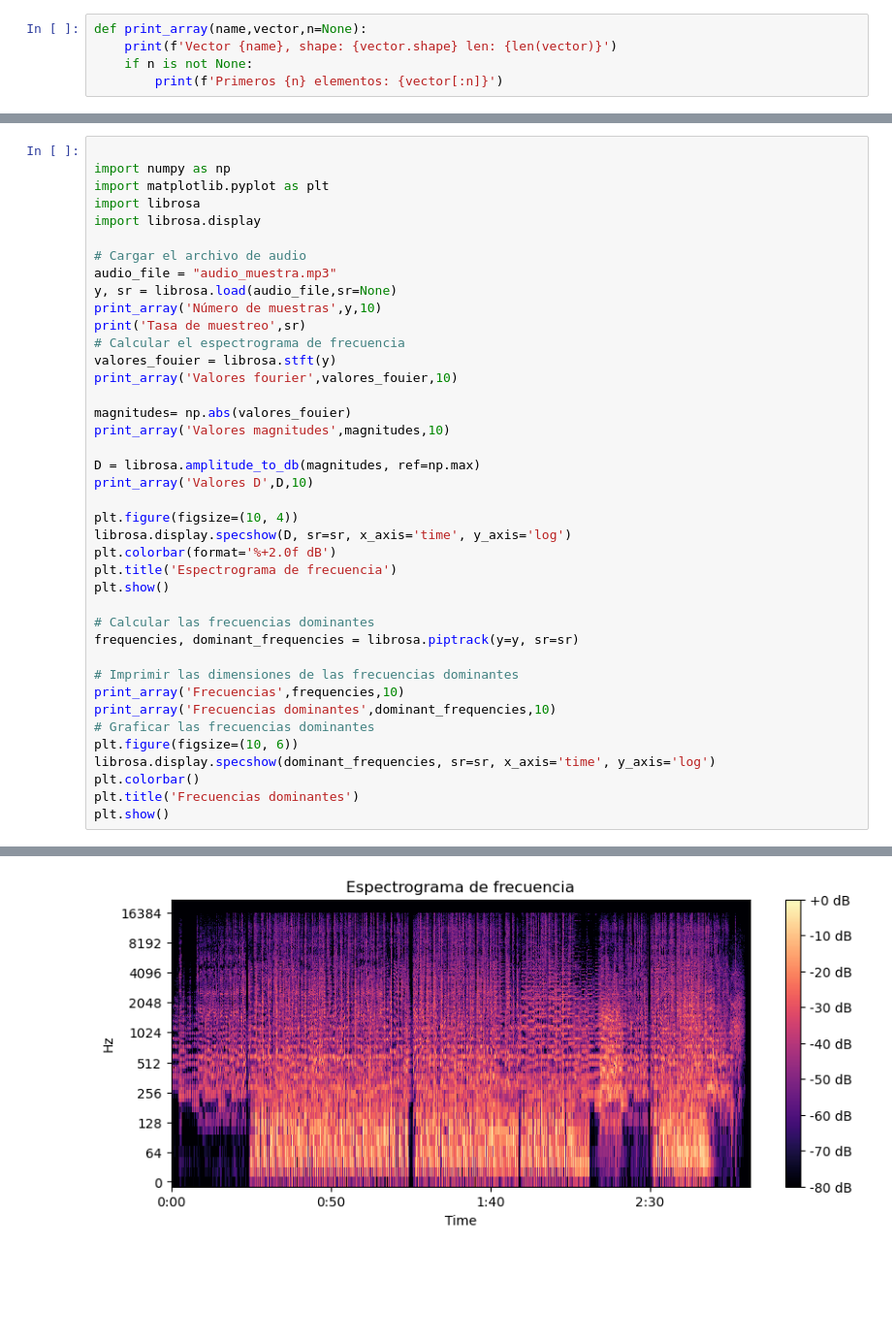
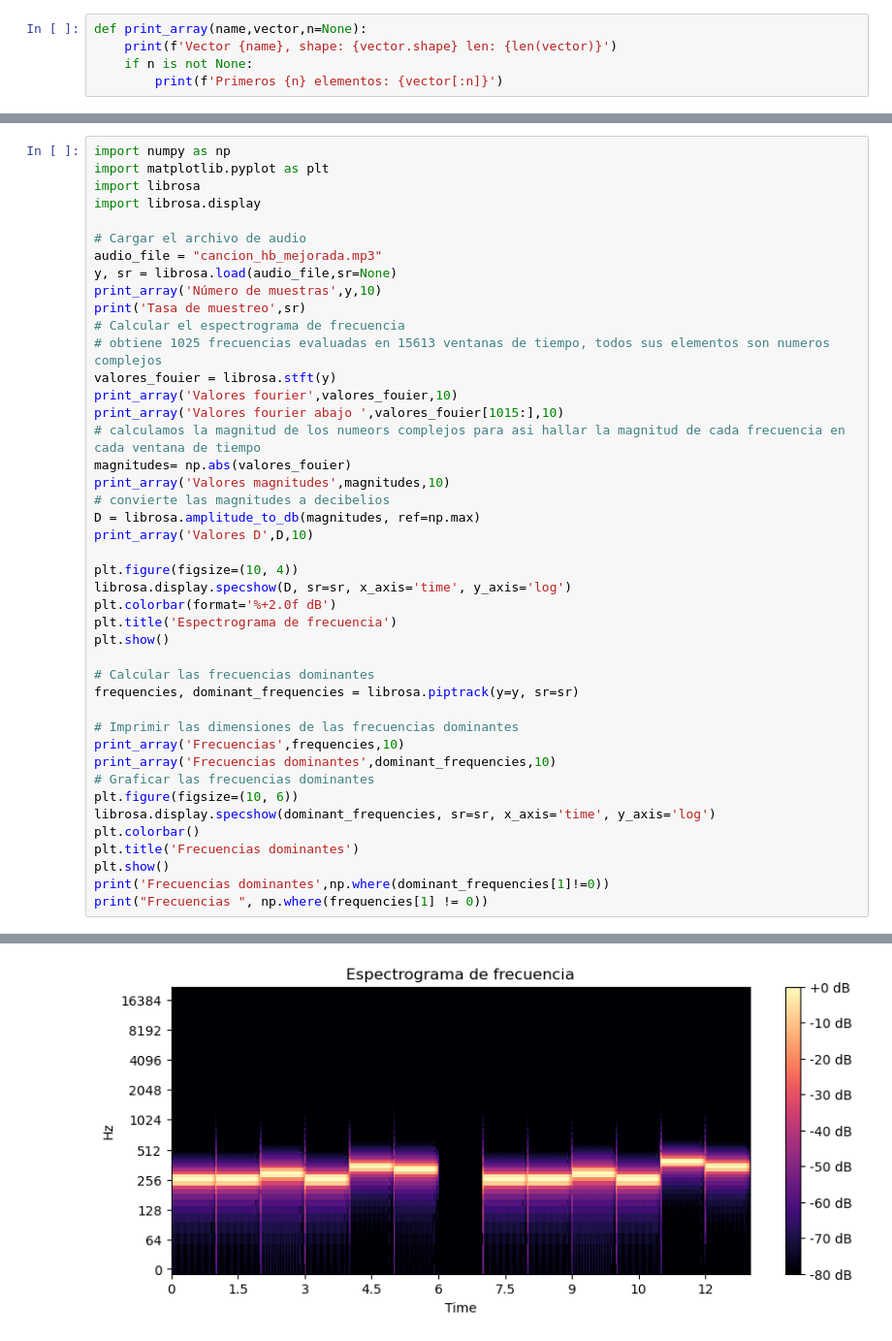
Before and after one commit to mjfura/piano-mode, a Jupyter notebook: notebooks/analisis_librosa.ipynb, the cells around one changed output, grey strips where cells are left out. Shown at 97% size. Saved outputs shown, nothing was run; the diff lists cells and outputs as text; blank space fills up the shorter version.

```diff
--- a/notebooks/analisis_librosa.ipynb
+++ b/notebooks/analisis_librosa.ipynb
@@ -6,22 +24,23 @@ def print_array(name,vector,n=None):
 # %%
-
 import numpy as np
 import matplotlib.pyplot as plt
 import librosa
 import librosa.display
 
 # Cargar el archivo de audio
-audio_file = "audio_muestra.mp3"
+audio_file = "cancion_hb_mejorada.mp3"
 y, sr = librosa.load(audio_file,sr=None)
 print_array('Número de muestras',y,10)
 print('Tasa de muestreo',sr)
 # Calcular el espectrograma de frecuencia
+# obtiene 1025 frecuencias evaluadas en 15613 ventanas de tiempo, todos sus elementos son numeros complejos
 valores_fouier = librosa.stft(y)
 print_array('Valores fourier',valores_fouier,10)
-
+print_array('Valores fourier abajo ',valores_fouier[1015:],10)
+# calculamos la magnitud de los numeors complejos para asi hallar la magnitud de cada frecuencia en cada ventana de tiempo
 magnitudes= np.abs(valores_fouier)
 print_array('Valores magnitudes',magnitudes,10)
-
+# convierte las magnitudes a decibelios
 D = librosa.amplitude_to_db(magnitudes, ref=np.max)
 print_array('Valores D',D,10)
 
@@ -43,4 +62,6 @@ librosa.display.specshow(dominant_frequencies, sr=sr, x_axis='time', y_axis='log
 plt.colorbar()
 plt.title('Frecuencias dominantes')
 plt.show()
+print('Frecuencias dominantes',np.where(dominant_frequencies[1]!=0))
+print("Frecuencias ", np.where(frequencies[1] != 0))
 # %% [output]
@@ -64 +85 @@ Primeros 10 elementos: [[-2.5707430e-09+0.0000000e+00j -1.4868921e-09+0.0000000e
-[figure, old version]
+[figure, new version]
```
Also changed, not shown: parts of 3 cells of this notebook, 9 other files.
